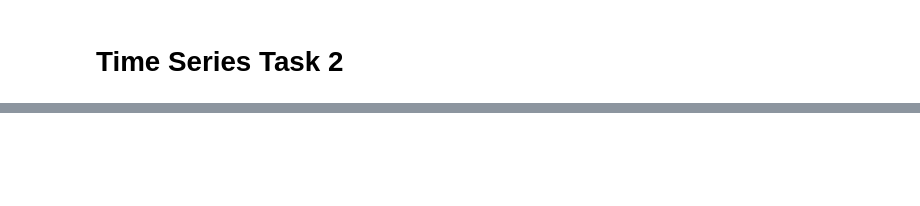
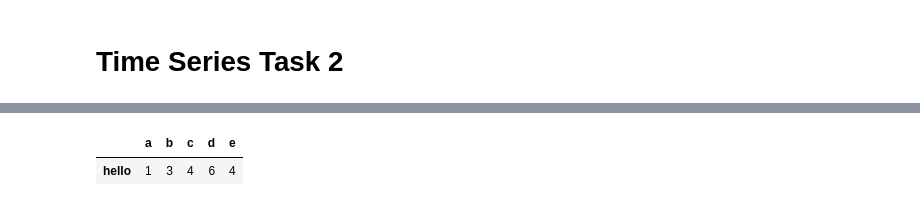
Before and after one commit to BomingZhang-coder/lithium-commodities-dashboard, a Jupyter notebook: danyang/mining.ipynb, the cells around one changed output, grey strips where cells are left out. Drawn from its saved outputs; the diff is of its cells as text; code cells hidden in the pictures; blank space fills up the shorter version.

```diff
--- a/danyang/mining.ipynb
+++ b/danyang/mining.ipynb
@@ -268,0 +423,9 @@ for i in range(5):
+# %%
+tup = (1,3,4,6,4)
+ind = ('a','b','c','d','e')
+dfx = pd.DataFrame(index = ind)
+dfx['hello'] = tup
+dfx.transpose()
+# %% [output]
+|  | a | b | c | d | e |
+| hello | 1 | 3 | 4 | 6 | 4 |
```
Also changed, not shown: parts of 9 cells of this notebook.
